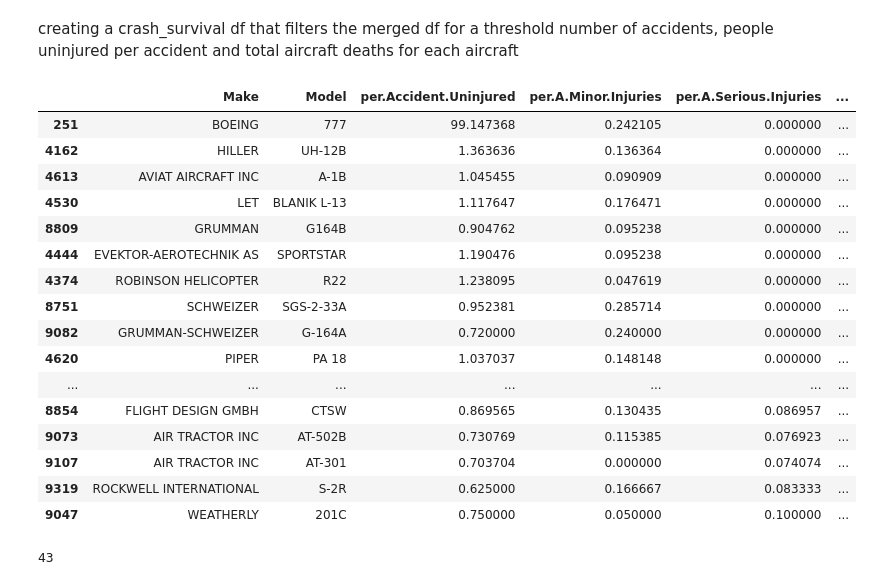
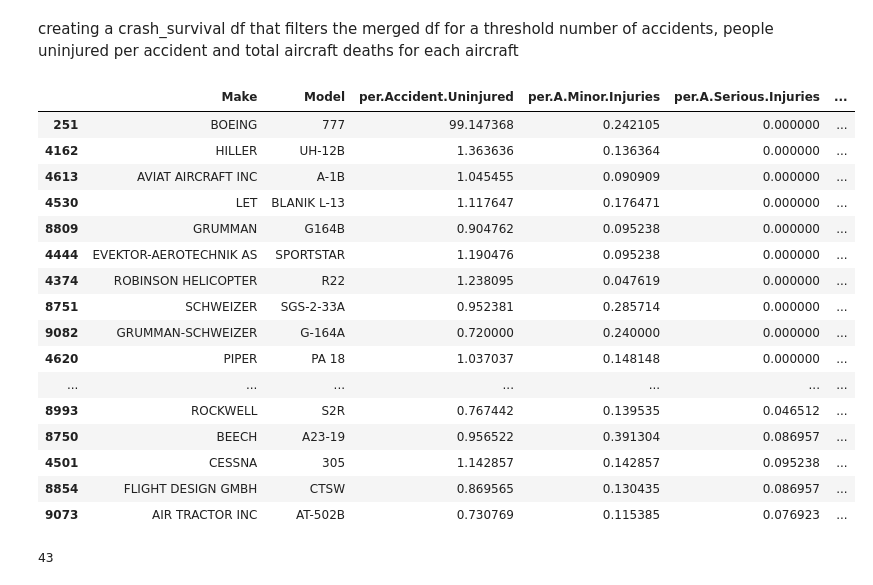
Before and after one commit to justmawi-dot/phaseONEproject, a Jupyter notebook: student.ipynb, the cells around one changed output. Cells and saved outputs as stored; diff of their text form; code cells hidden in the pictures.

```diff
--- a/student.ipynb
+++ b/student.ipynb
@@ -123,0 +150,2 @@ Name: Investigation.Type, Length: 71, dtype: int64
+# %%
+aviation_df['Weather.Condition'] = aviation_df['Weather.Condition'].str.upper()
@@ -413,28 +500,29 @@ creating a crash_survival df that filters the merged df for a threshold number o
 # %%
 filtered_survival = merged_frame.loc[
     (merged_frame['Aircraft.Accidents'] >= 20) &
     (merged_frame['Total.Aircraft.Deaths'] <= 2)
 ]
 
-filtered_survival.sort_values('Survival.Rate', ascending=False)
+best_survivability = filtered_survival.sort_values('Survival.Rate', ascending=False).head(40)
+best_survivability
 # %% [output]
 |  | Make | Model | per.Accident.Uninjured | per.A.Minor.Injuries | per.A.Serious.Injuries | ... |
 | 251 | BOEING | 777 | 99.147368 | 0.242105 | 0.000000 | ... |
 | 4162 | HILLER | UH-12B | 1.363636 | 0.136364 | 0.000000 | ... |
 | 4613 | AVIAT AIRCRAFT INC | A-1B | 1.045455 | 0.090909 | 0.000000 | ... |
 | 4530 | LET | BLANIK L-13 | 1.117647 | 0.176471 | 0.000000 | ... |
 | 8809 | GRUMMAN | G164B | 0.904762 | 0.095238 | 0.000000 | ... |
 | 4444 | EVEKTOR-AEROTECHNIK AS | SPORTSTAR | 1.190476 | 0.095238 | 0.000000 | ... |
 | 4374 | ROBINSON HELICOPTER | R22 | 1.238095 | 0.047619 | 0.000000 | ... |
 | 8751 | SCHWEIZER | SGS-2-33A | 0.952381 | 0.285714 | 0.000000 | ... |
 | 9082 | GRUMMAN-SCHWEIZER | G-164A | 0.720000 | 0.240000 | 0.000000 | ... |
 | 4620 | PIPER | PA 18 | 1.037037 | 0.148148 | 0.000000 | ... |
 | ... | ... | ... | ... | ... | ... | ... |
+| 8993 | ROCKWELL | S2R | 0.767442 | 0.139535 | 0.046512 | ... |
+| 8750 | BEECH | A23-19 | 0.956522 | 0.391304 | 0.086957 | ... |
+| 4501 | CESSNA | 305 | 1.142857 | 0.142857 | 0.095238 | ... |
 | 8854 | FLIGHT DESIGN GMBH | CTSW | 0.869565 | 0.130435 | 0.086957 | ... |
 | 9073 | AIR TRACTOR INC | AT-502B | 0.730769 | 0.115385 | 0.076923 | ... |
-| 9107 | AIR TRACTOR INC | AT-301 | 0.703704 | 0.000000 | 0.074074 | ... |
-| 9319 | ROCKWELL INTERNATIONAL | S-2R | 0.625000 | 0.166667 | 0.083333 | ... |
-| 9047 | WEATHERLY | 201C | 0.750000 | 0.050000 | 0.100000 | ... |
 # %%
 filtered_survival.shape[0]
 # %% [output]
```
Also changed, not shown: parts of 25 cells of this notebook.
